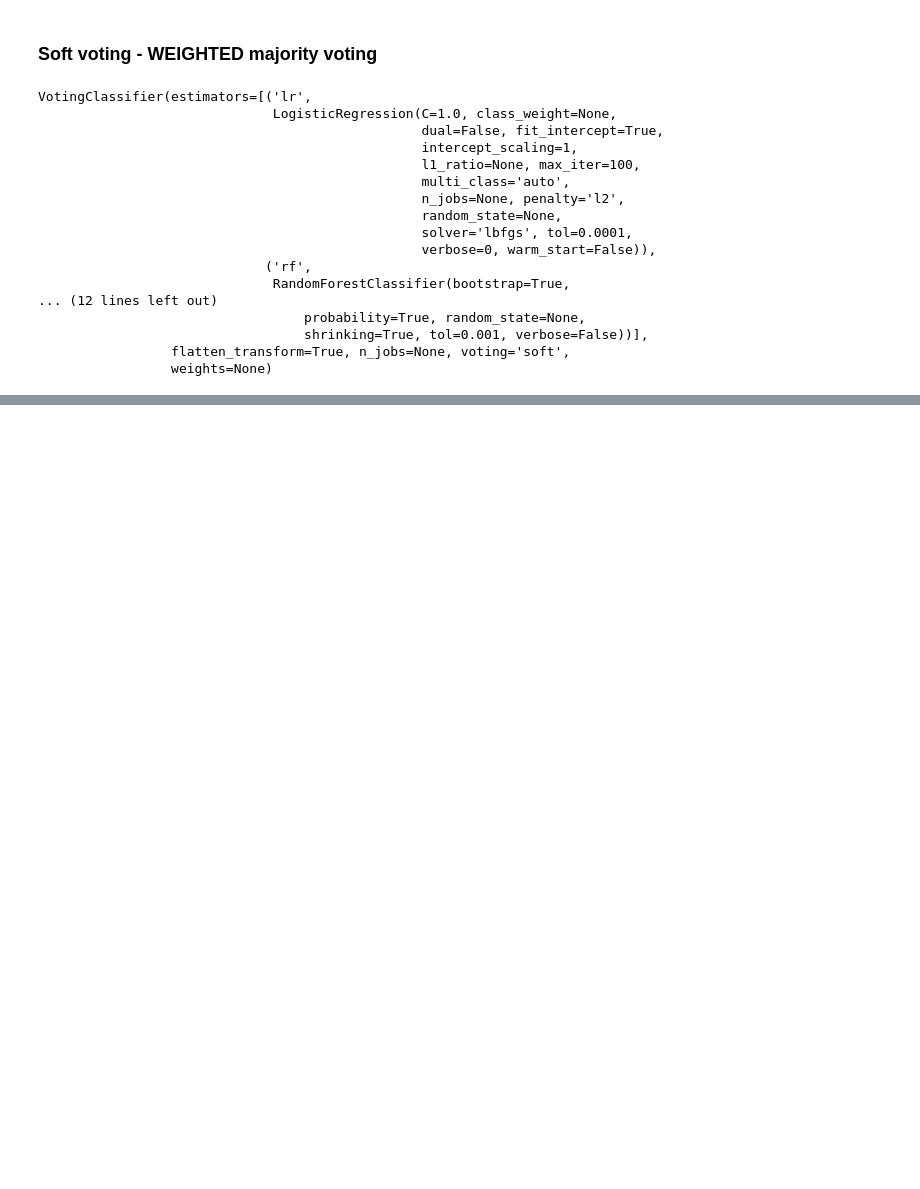
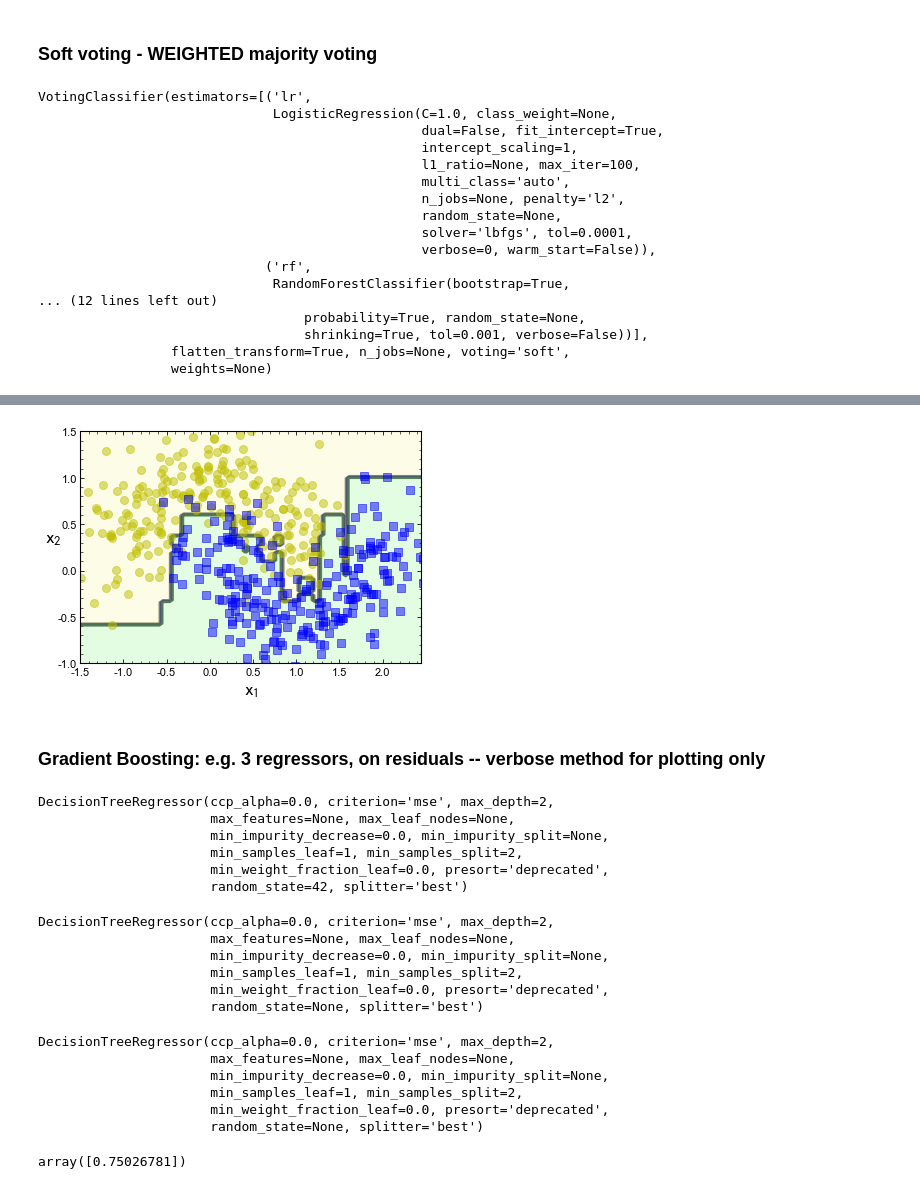
Before and after one commit to glukicov/ML_GPU, a Jupyter notebook: JupyterNB/Forest.ipynb, the cells around one changed output, grey strips where cells are left out. Drawn from its saved outputs; the diff is of its cells as text; code cells hidden in the pictures; blank space fills up the shorter version.

Commit message:
Ensamle learning

```diff
--- a/JupyterNB/Forest.ipynb
+++ b/JupyterNB/Forest.ipynb
@@ -119,0 +161,4 @@ VotingClassifier 0.88
+# %%
+from sklearn.metrics import accuracy_score
+y_pred = bag_clf.predict(X_test)
+accuracy_score(y_test, y_pred)
@@ -119,0 +180,6 @@ VotingClassifier 0.88
+# %%
+from sklearn.ensemble import RandomForestClassifier
+rnd_clf = RandomForestClassifier(n_estimators=500, max_leaf_nodes=16, n_jobs=-1)
+rnd_clf.fit(X_train, y_train)
+y_pred_rf = rnd_clf.predict(X_test)
+accuracy_score(y_test, y_pred)
@@ -119,0 +251,4 @@ VotingClassifier 0.88
+# %%
+from sklearn.ensemble import AdaBoostClassifier
+ada_clf = AdaBoostClassifier(DecisionTreeClassifier(max_depth=1), n_estimators=200, algorithm="SAMME.R", learning_rate=0.5)
+ada_clf.fit(X_train, y_train)
@@ -119,0 +272,24 @@ VotingClassifier 0.88
+# %%
+from matplotlib.colors import ListedColormap
+def plot_decision_boundary(clf, X, y, axes=[-1.5, 2.45, -1, 1.5], alpha=0.5, contour=True):
+    x1s = np.linspace(axes[0], axes[1], 100)
+    x2s = np.linspace(axes[2], axes[3], 100)
+    x1, x2 = np.meshgrid(x1s, x2s)
+    X_new = np.c_[x1.ravel(), x2.ravel()]
+    y_pred = clf.predict(X_new).reshape(x1.shape)
+    custom_cmap = ListedColormap(['#fafab0','#9898ff','#a0faa0'])
+    plt.contourf(x1, x2, y_pred, alpha=0.3, cmap=custom_cmap)
+    if contour:
+        custom_cmap2 = ListedColormap(['#7d7d58','#4c4c7f','#507d50'])
+        plt.contour(x1, x2, y_pred, cmap=custom_cmap2, alpha=0.8)
+    plt.plot(X[:, 0][y==0], X[:, 1][y==0], "yo", alpha=alpha)
+    plt.plot(X[:, 0][y==1], X[:, 1][y==1], "bs", alpha=alpha)
+    plt.axis(axes)
+    plt.xlabel(r"$x_1$", fontsize=18)
+    plt.ylabel(r"$x_2$", fontsize=18, rotation=0)
+# %%
+plot_decision_boundary(ada_clf, X, y)
+# %% [output]
+[figure, added]
+# %% [markdown]
+### Gradient Boosting: e.g. 3 regressors, on residuals -- verbose method for plotting only
@@ -119,0 +300,40 @@ VotingClassifier 0.88
+# %%
+from sklearn.tree import DecisionTreeRegressor
+
+tree_reg1 = DecisionTreeRegressor(max_depth=2, random_state=42)
+tree_reg1.fit(X, y)
+# %% [output]
+DecisionTreeRegressor(ccp_alpha=0.0, criterion='mse', max_depth=2,
+                      max_features=None, max_leaf_nodes=None,
+                      min_impurity_decrease=0.0, min_impurity_split=None,
+                      min_samples_leaf=1, min_samples_split=2,
+                      min_weight_fraction_leaf=0.0, presort='deprecated',
+                      random_state=42, splitter='best')
+# %%
+y2 = y - tree_reg1.predict(X)
+tree_reg2 = DecisionTreeRegressor(max_depth=2)
+tree_reg2.fit(X, y2)
+# %% [output]
+DecisionTreeRegressor(ccp_alpha=0.0, criterion='mse', max_depth=2,
+                      max_features=None, max_leaf_nodes=None,
+                      min_impurity_decrease=0.0, min_impurity_split=None,
+                      min_samples_leaf=1, min_samples_split=2,
+                      min_weight_fraction_leaf=0.0, presort='deprecated',
+                      random_state=None, splitter='best')
+# %%
+y3 = y2 - tree_reg2.predict(X)
+tree_reg3 = DecisionTreeRegressor(max_depth=2)
+tree_reg3.fit(X, y3)
+# %% [output]
+DecisionTreeRegressor(ccp_alpha=0.0, criterion='mse', max_depth=2,
+                      max_features=None, max_leaf_nodes=None,
+                      min_impurity_decrease=0.0, min_impurity_split=None,
+                      min_samples_leaf=1, min_samples_split=2,
+                      min_weight_fraction_leaf=0.0, presort='deprecated',
+                      random_state=None, splitter='best')
+# %%
+X_new = np.array([[0.8]])
+y_pred = sum(tree.predict(X_new) for tree in (tree_reg1, tree_reg2, tree_reg3))
+y_pred
+# %% [output]
+array([0.75026781])
```
Also changed, not shown: parts of 52 cells of this notebook, 1 other file.
